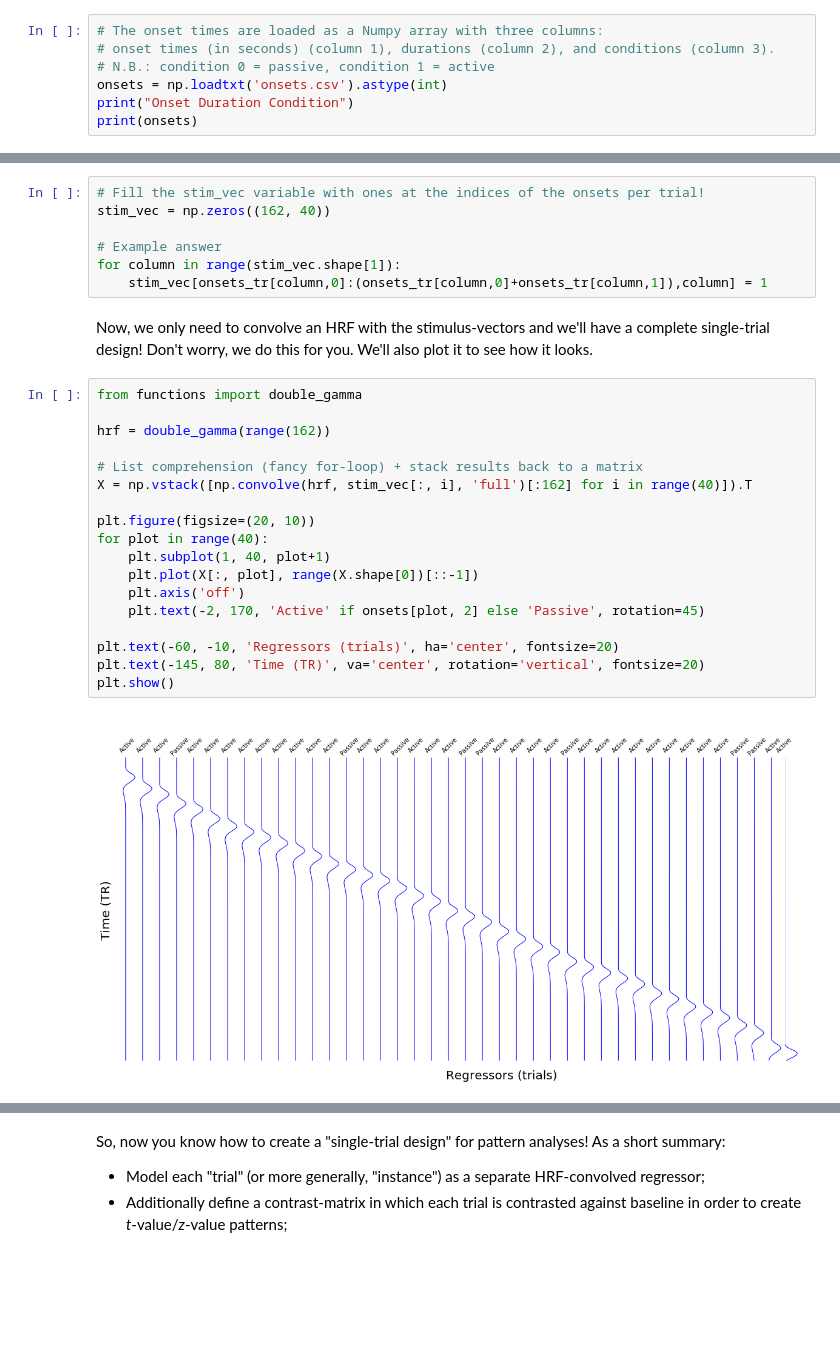
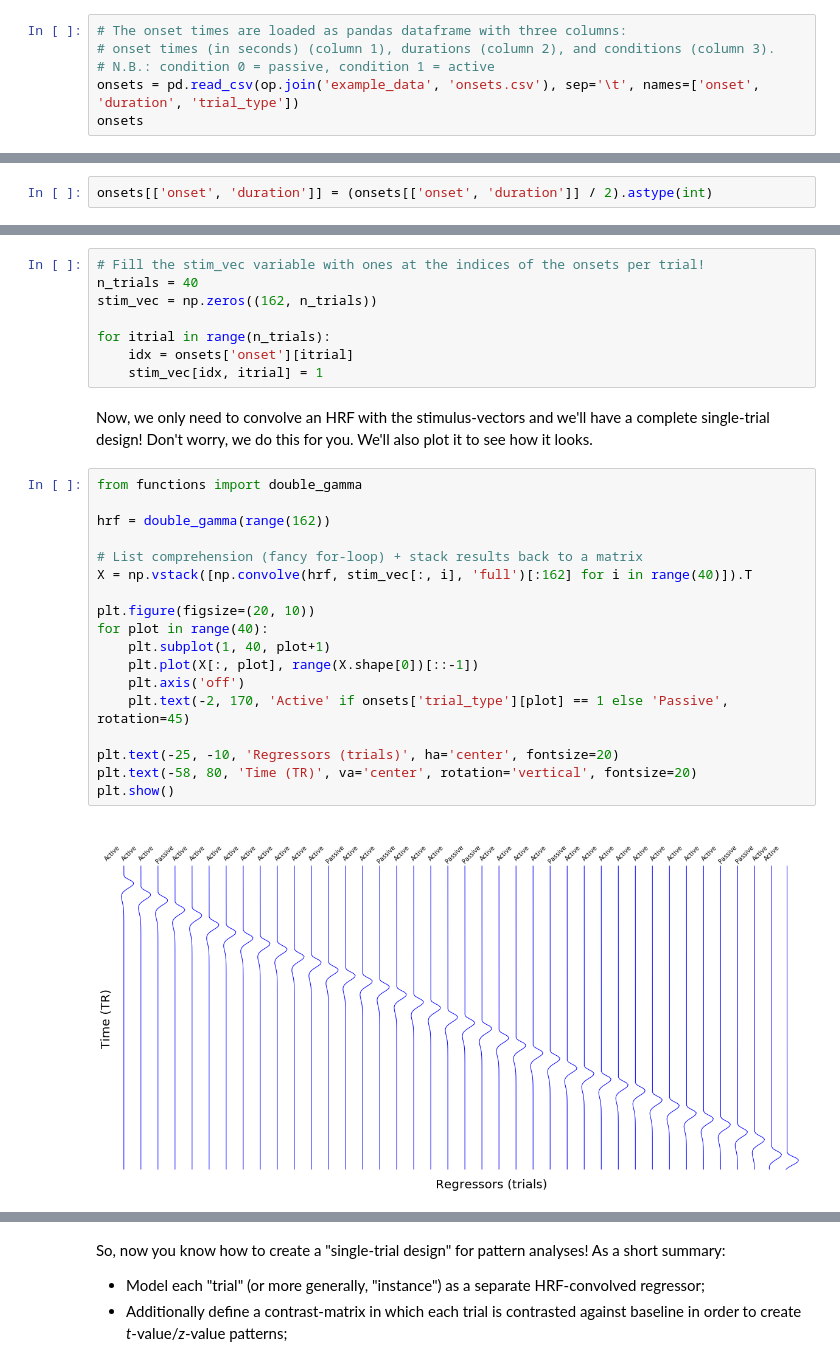
Before and after one commit to lukassnoek/ICON2017, a Jupyter notebook: tutorial/ICON2017_tutorial.ipynb, the cells around one changed output, grey strips where cells are left out. Cells and saved outputs as stored; diff of their text form; blank space fills up the shorter version.

```diff
--- a/tutorial/ICON2017_tutorial.ipynb
+++ b/tutorial/ICON2017_tutorial.ipynb
@@ -60,10 +108,9 @@ import matplotlib.pyplot as plt
 plt.style.use('classic')
 %matplotlib inline
 # %%
-# The onset times are loaded as a Numpy array with three columns:
+# The onset times are loaded as pandas dataframe with three columns:
 # onset times (in seconds) (column 1), durations (column 2), and conditions (column 3).
 # N.B.: condition 0 = passive, condition 1 = active
-onsets = np.loadtxt('onsets.csv').astype(int)
-print("Onset Duration Condition")
-print(onsets)
+onsets = pd.read_csv(op.join('example_data', 'onsets.csv'), sep='\t', names=['onset', 'duration', 'trial_type'])
+onsets
 # %% [output]
@@ -127 +136,3 @@ print(onsets_tr)
+# %%
+onsets[['onset', 'duration']] = (onsets[['onset', 'duration']] / 2).astype(int)
 # %% [markdown]
@@ -136,31 +147,32 @@ So, for example, if you have a (hypothetical) run with a total duration of 15 TR
 </div>
 # %%
 # Fill the stim_vec variable with ones at the indices of the onsets per trial!
-stim_vec = np.zeros((162, 40))
+n_trials = 40
+stim_vec = np.zeros((162, n_trials))
 
-# Example answer
-for column in range(stim_vec.shape[1]):
-    stim_vec[onsets_tr[column,0]:(onsets_tr[column,0]+onsets_tr[column,1]),column] = 1
+for itrial in range(n_trials):
+    idx = onsets['onset'][itrial]
+    stim_vec[idx, itrial] = 1
 # %% [markdown]
 Now, we only need to convolve an HRF with the stimulus-vectors and we'll have a complete single-trial design! Don't worry, we do this for you. We'll also plot it to see how it looks.
 # %%
 from functions import double_gamma
 
 hrf = double_gamma(range(162))
 
 # List comprehension (fancy for-loop) + stack results back to a matrix
 X = np.vstack([np.convolve(hrf, stim_vec[:, i], 'full')[:162] for i in range(40)]).T
 
 plt.figure(figsize=(20, 10))
 for plot in range(40):
     plt.subplot(1, 40, plot+1)
     plt.plot(X[:, plot], range(X.shape[0])[::-1])
     plt.axis('off')
-    plt.text(-2, 170, 'Active' if onsets[plot, 2] else 'Passive', rotation=45)
+    plt.text(-2, 170, 'Active' if onsets['trial_type'][plot] == 1 else 'Passive', rotation=45)
 
-plt.text(-60, -10, 'Regressors (trials)', ha='center', fontsize=20)
-plt.text(-145, 80, 'Time (TR)', va='center', rotation='vertical', fontsize=20)
+plt.text(-25, -10, 'Regressors (trials)', ha='center', fontsize=20)
+plt.text(-58, 80, 'Time (TR)', va='center', rotation='vertical', fontsize=20)
 plt.show()
 # %% [output]
-[figure, old version]
+[figure, new version]
 # %% [markdown]
```
Also changed, not shown: parts of 56 cells of this notebook, 31 other files.
